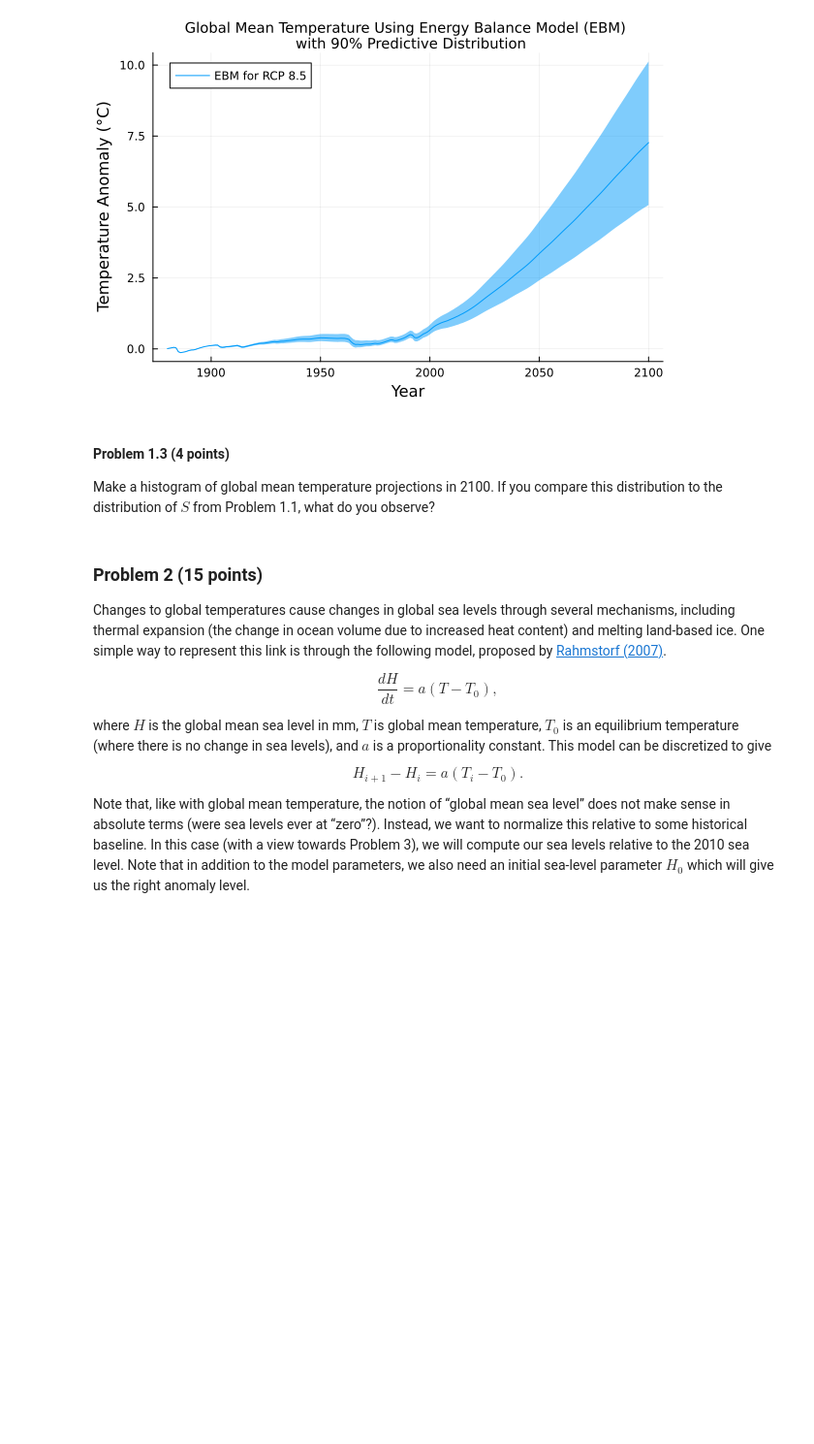
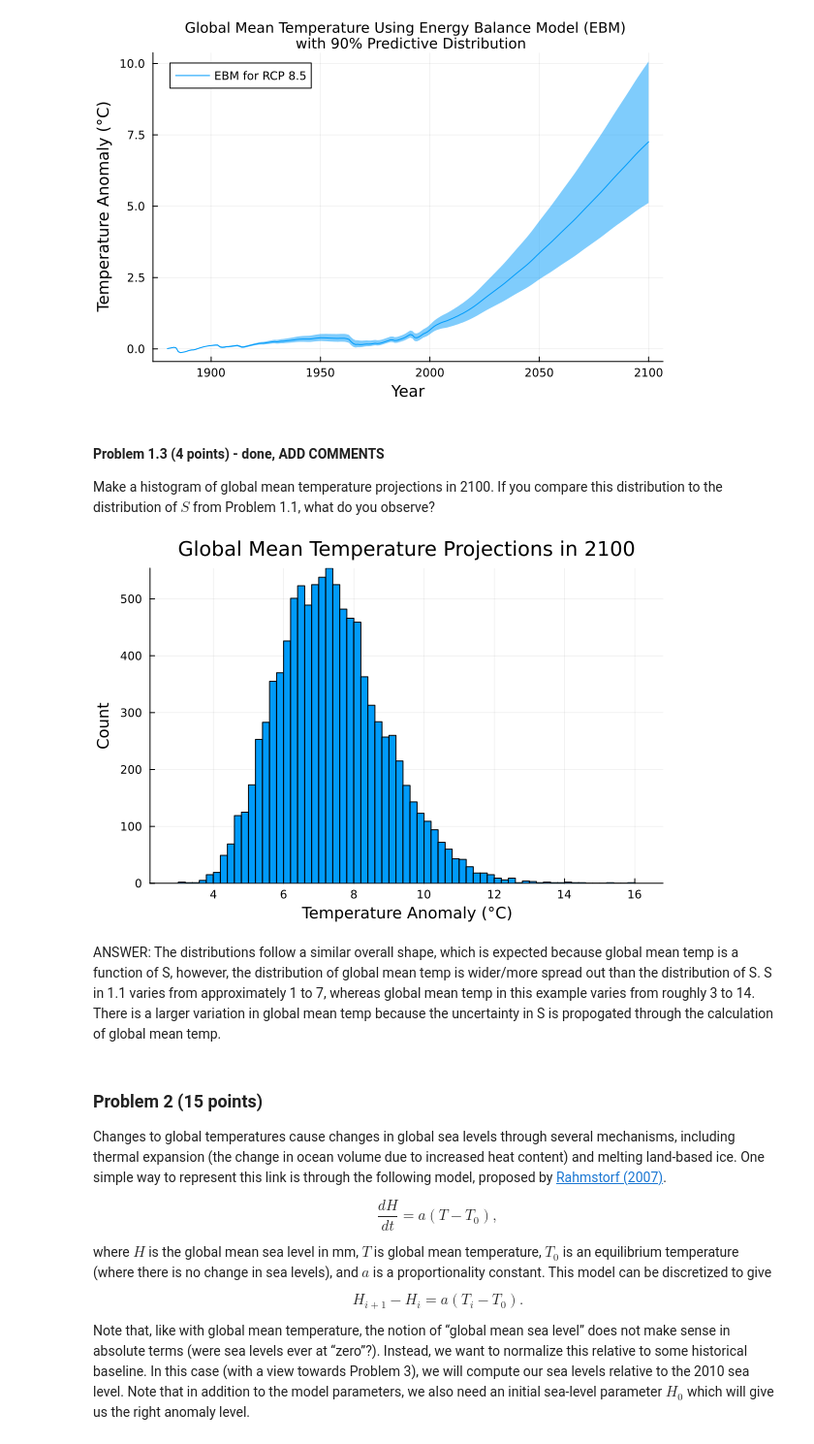
Before and after one commit to BEE4750-FA23/hw3-akshara-c, a Jupyter notebook: hw03.ipynb, the cells around one changed output. Shown at 97% size. Drawn from its saved outputs; the diff is of its cells as text; code cells hidden in the pictures; blank space fills up the shorter version.

Commit message:
P1 *done

```diff
--- a/hw03.ipynb
+++ b/hw03.ipynb
@@ -200,11 +195,22 @@ title!("Global Mean Temperature Using Energy Balance Model (EBM) \n with 90% Pre
 # %% [output]
 [figure]
 # %% [markdown]
-#### Problem 1.3 (4 points)
+#### Problem 1.3 (4 points) - done, ADD COMMENTS
 
 Make a histogram of global mean temperature projections in 2100. If you
 compare this distribution to the distribution of $S$ from Problem 1.1,
 what do you observe?
+# %%
+temp_anom_2100 = temp_anom[:, 221]
+
+histogram(temp_anom_2100, legend = false)
+xlabel!("Temperature Anomaly (°C)")
+ylabel!("Count")
+title!("Global Mean Temperature Projections in 2100")
+# %% [output]
+[figure, added]
+# %% [markdown]
+ANSWER: The distributions follow a similar overall shape, which is expected because global mean temp is a function of S, however, the distribution of global mean temp is wider/more spread out than the distribution of S. S in 1.1 varies from approximately 1 to 7, whereas global mean temp in this example varies from roughly 3 to 14. There is a larger variation in global mean temp because the uncertainty in S is propogated through the calculation of global mean temp.
 # %% [markdown]
 ### Problem 2 (15 points)
 
```
Also changed, not shown: parts of 2 cells of this notebook.
